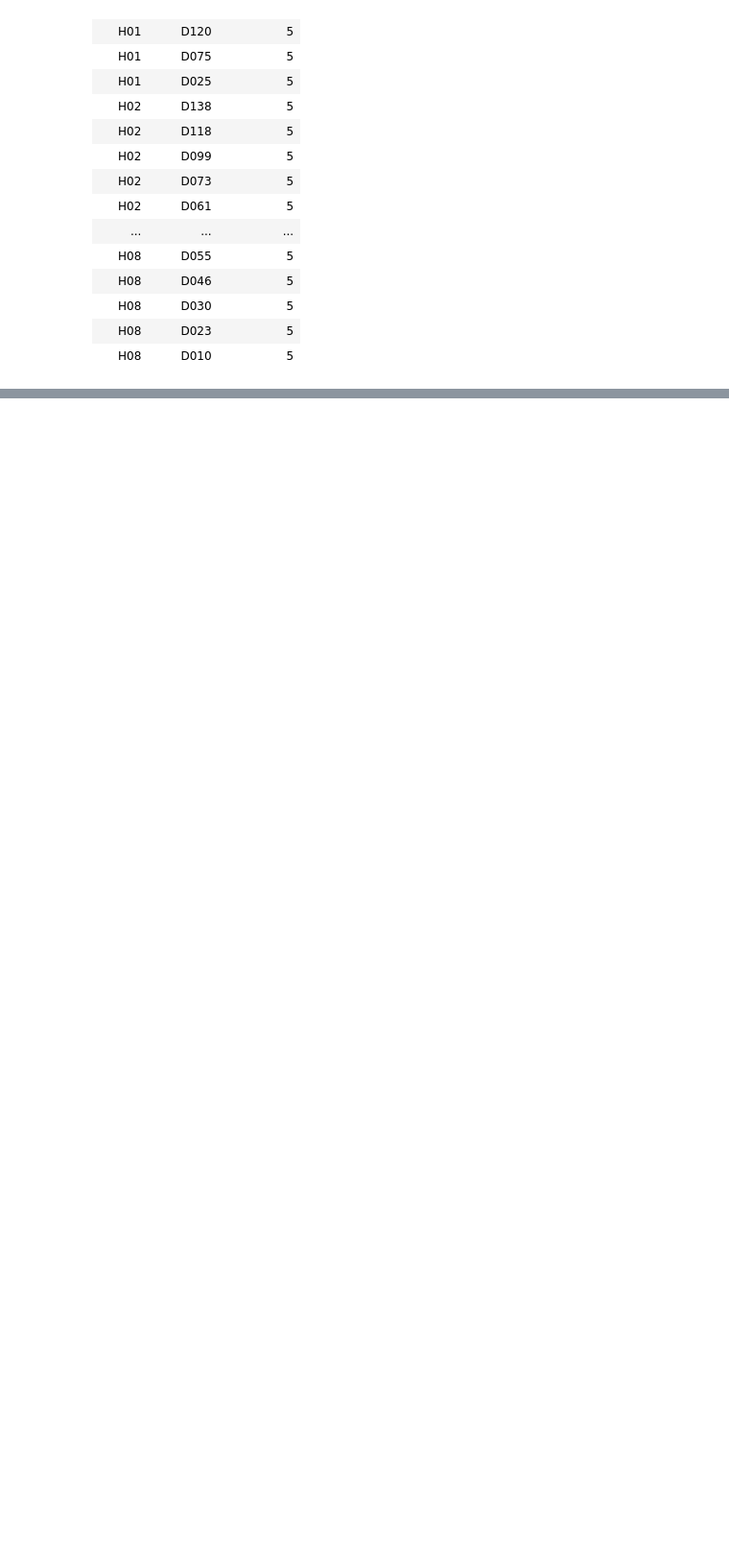
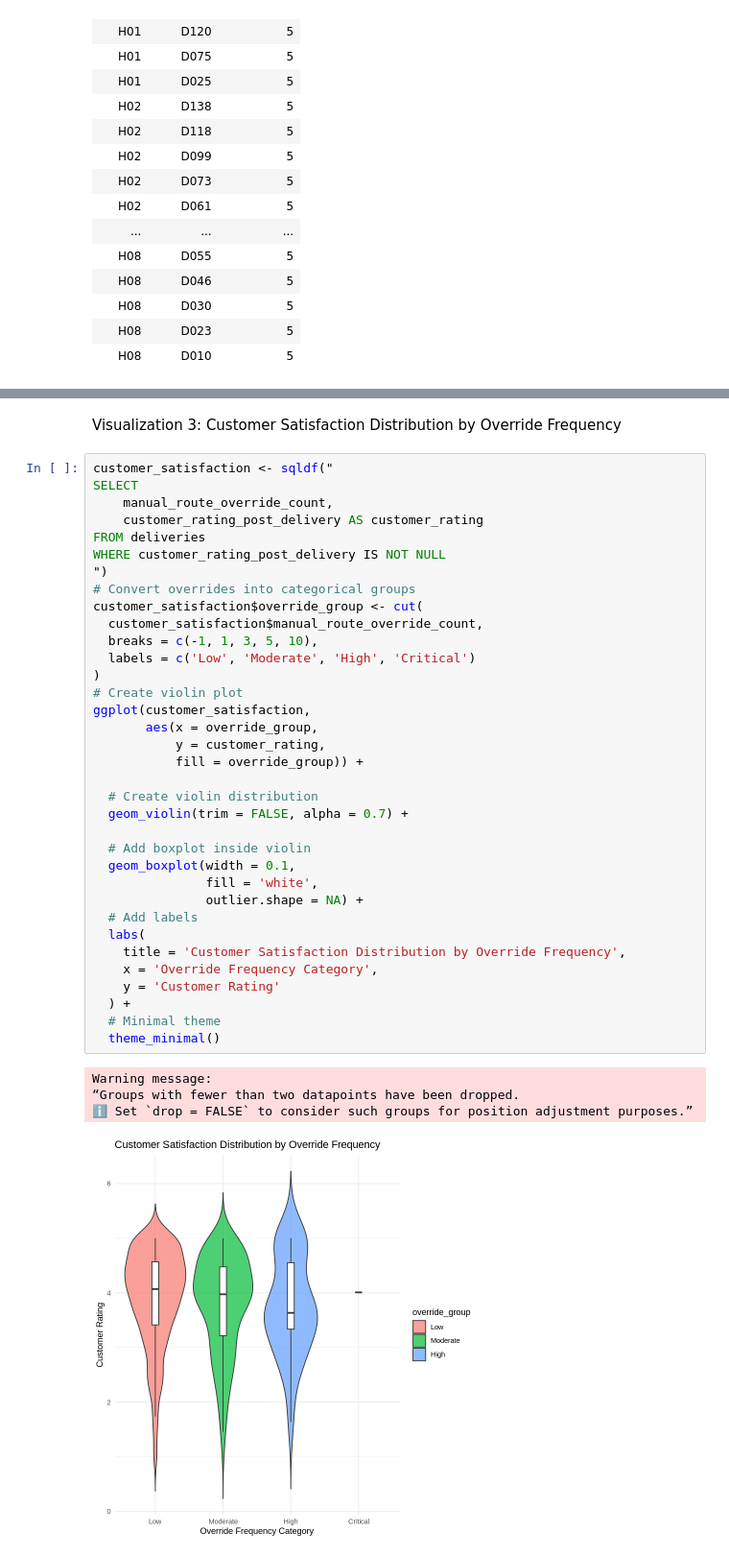
Before and after one commit to thasnissam/NorthStar_Data_Analytics_Project, a Jupyter notebook: Notebooks/SQL_in_R.ipynb, the cells around one changed output, grey strips where cells are left out. Shown at 96% size. Drawn from its saved outputs; the diff is of its cells as text; blank space fills up the shorter version.

```diff
--- a/Notebooks/SQL_in_R.ipynb
+++ b/Notebooks/SQL_in_R.ipynb
@@ -375,0 +437,42 @@ A data.frame: 49 × 3
+# %% [markdown]
+Visualization 3: Customer Satisfaction Distribution by Override Frequency
+# %%
+customer_satisfaction <- sqldf("
+SELECT
+    manual_route_override_count,
+    customer_rating_post_delivery AS customer_rating
+FROM deliveries
+WHERE customer_rating_post_delivery IS NOT NULL
+")
+# Convert overrides into categorical groups
+customer_satisfaction$override_group <- cut(
+  customer_satisfaction$manual_route_override_count,
+  breaks = c(-1, 1, 3, 5, 10),
+  labels = c('Low', 'Moderate', 'High', 'Critical')
+)
+# Create violin plot
+ggplot(customer_satisfaction,
+       aes(x = override_group,
+           y = customer_rating,
+           fill = override_group)) +
+
+  # Create violin distribution
+  geom_violin(trim = FALSE, alpha = 0.7) +
+
+  # Add boxplot inside violin
+  geom_boxplot(width = 0.1,
+               fill = 'white',
+               outlier.shape = NA) +
+  # Add labels
+  labs(
+    title = 'Customer Satisfaction Distribution by Override Frequency',
+    x = 'Override Frequency Category',
+    y = 'Customer Rating'
+  ) +
+  # Minimal theme
+  theme_minimal()
+# %% [output]
+Warning message:
+“Groups with fewer than two datapoints have been dropped.
+ℹ Set `drop = FALSE` to consider such groups for position adjustment purposes.”
+[figure, added]
```
Also changed, not shown: parts of 5 cells of this notebook.
